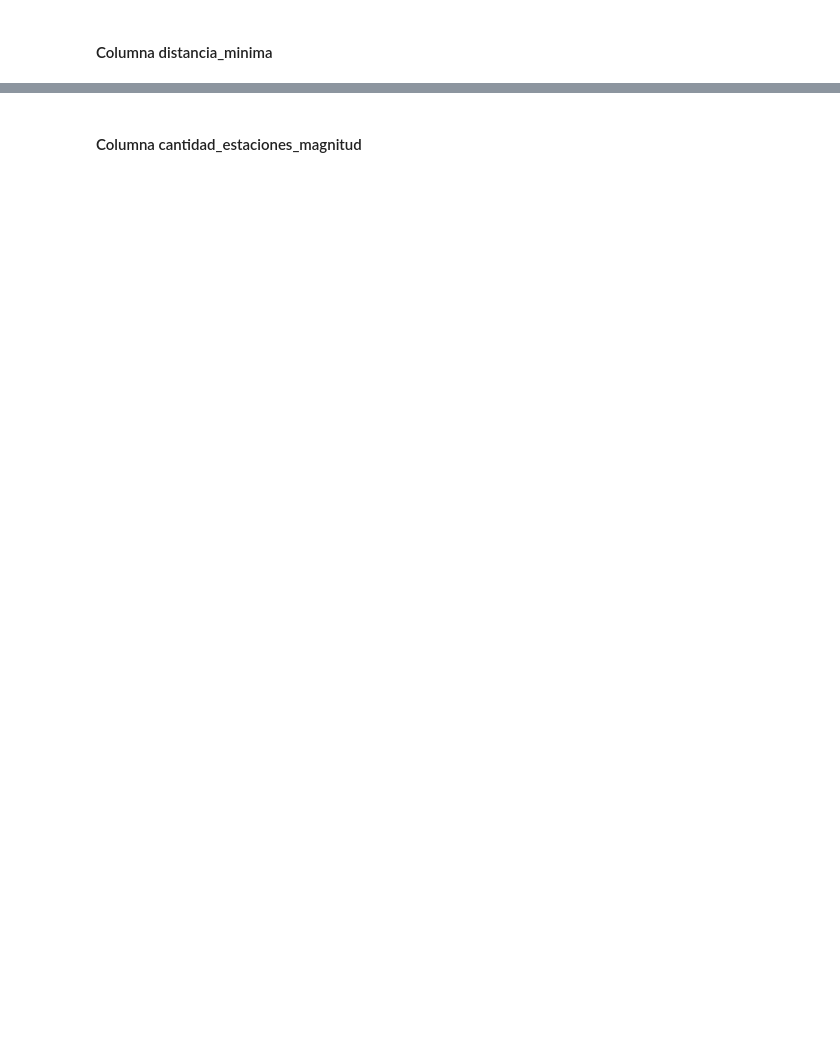
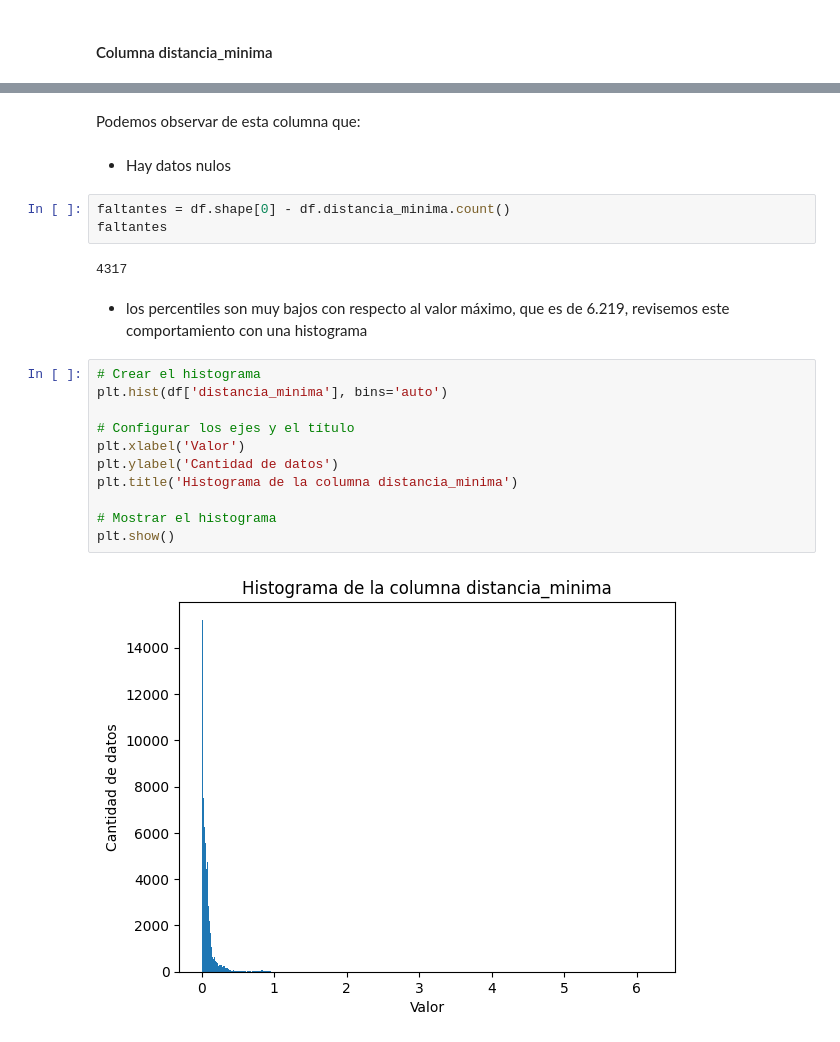
Before and after one commit to Magic-Mario/sismos_clas_henry, a Jupyter notebook: src/notebooks/eda.ipynb, the cells around one changed output, grey strips where cells are left out. Cells and saved outputs as stored; diff of their text form; blank space fills up the shorter version.

```diff
--- a/src/notebooks/eda.ipynb
+++ b/src/notebooks/eda.ipynb
@@ -599,2 +659,24 @@ plt.show
-# %% [markdown]
-#### Columna cantidad_estaciones_magnitud
+# %% [markdown]
+Podemos observar de esta columna que:
+# %% [markdown]
+- Hay datos nulos
+# %%
+faltantes = df.shape[0] - df.distancia_minima.count()
+faltantes
+# %% [output]
+4317
+# %% [markdown]
+- los percentiles son muy bajos con respecto al valor máximo,  que es de 6.219, revisemos este comportamiento con una histograma
+# %%
+# Crear el histograma
+plt.hist(df['distancia_minima'], bins='auto')
+
+# Configurar los ejes y el título
+plt.xlabel('Valor')
+plt.ylabel('Cantidad de datos')
+plt.title('Histograma de la columna distancia_minima')
+
+# Mostrar el histograma
+plt.show()
+# %% [output]
+[figure, added]
```
Also changed, not shown: parts of 34 cells of this notebook.
